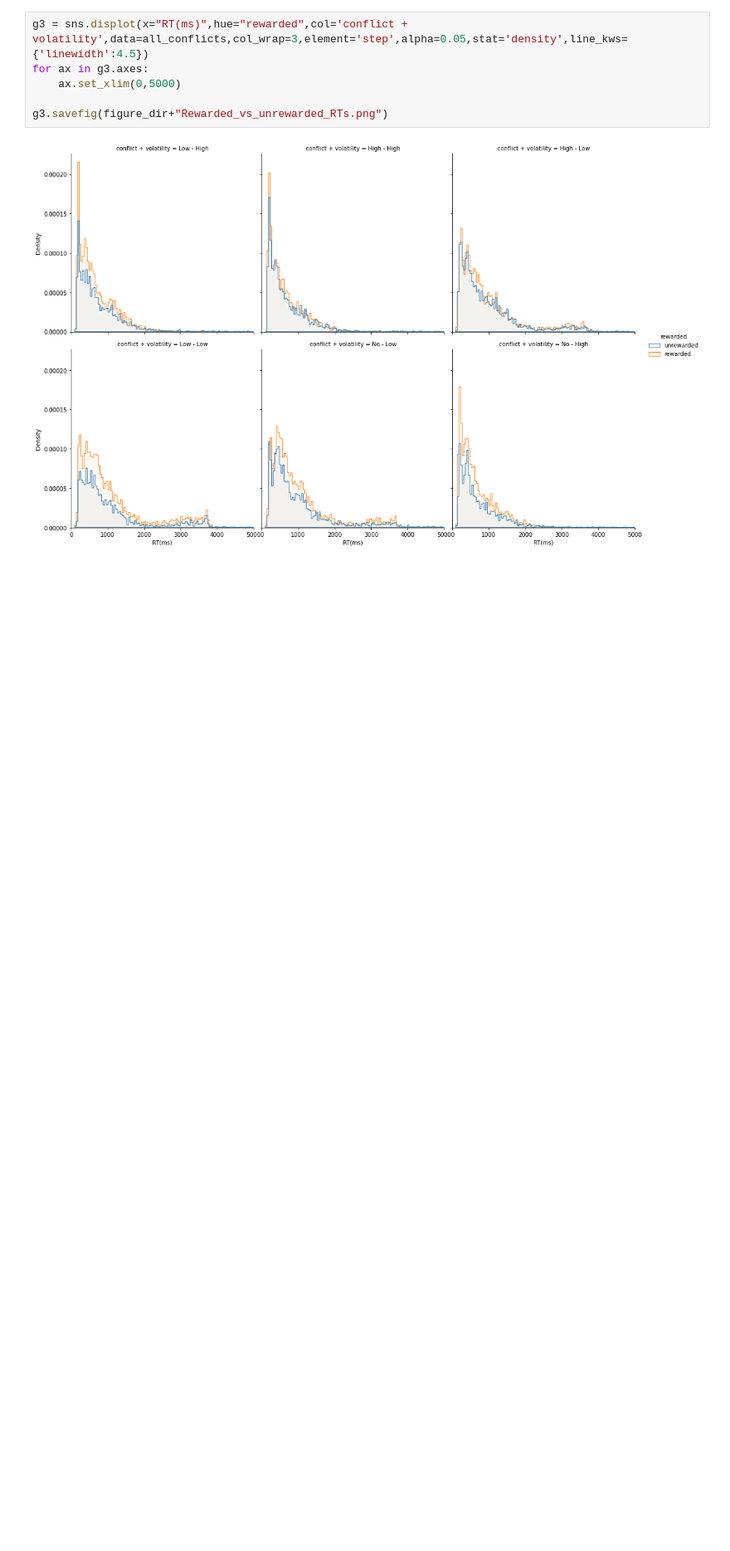
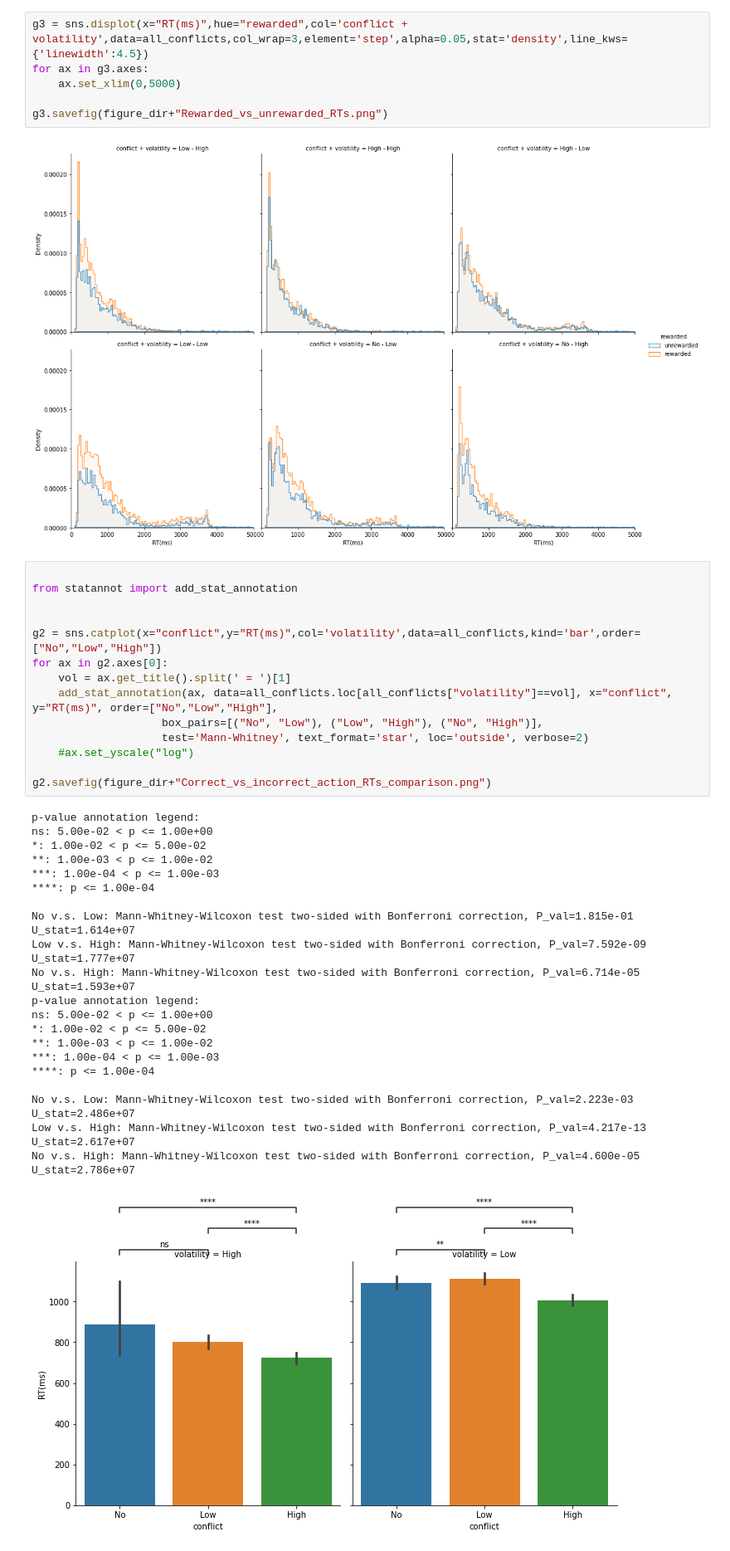
Before and after one commit to jyotikab/Y_maze_data_analysis, a Jupyter notebook: read_decision_times.ipynb, the cells around one changed output. Shown at 83% size. Drawn from its saved outputs; the diff is of its cells as text; blank space fills up the shorter version.

```diff
--- a/read_decision_times.ipynb
+++ b/read_decision_times.ipynb
@@ -167,3 +172,39 @@ for ax in g3.axes:
 g3.savefig(figure_dir+"Rewarded_vs_unrewarded_RTs.png")
 # %% [output]
 [figure]
+# %%
+
+from statannot import add_stat_annotation
+
+
+g2 = sns.catplot(x="conflict",y="RT(ms)",col='volatility',data=all_conflicts,kind='bar',order=["No","Low","High"])
+for ax in g2.axes[0]:
+    vol = ax.get_title().split(' = ')[1]
+    add_stat_annotation(ax, data=all_conflicts.loc[all_conflicts["volatility"]==vol], x="conflict", y="RT(ms)", order=["No","Low","High"],
+                    box_pairs=[("No", "Low"), ("Low", "High"), ("No", "High")],
+                    test='Mann-Whitney', text_format='star', loc='outside', verbose=2)
+    #ax.set_yscale("log")
+
+g2.savefig(figure_dir+"Correct_vs_incorrect_action_RTs_comparison.png")
+# %% [output]
+p-value annotation legend:
+ns: 5.00e-02 < p <= 1.00e+00
+*: 1.00e-02 < p <= 5.00e-02
+**: 1.00e-03 < p <= 1.00e-02
+***: 1.00e-04 < p <= 1.00e-03
+****: p <= 1.00e-04
+
+No v.s. Low: Mann-Whitney-Wilcoxon test two-sided with Bonferroni correction, P_val=1.815e-01 U_stat=1.614e+07
+Low v.s. High: Mann-Whitney-Wilcoxon test two-sided with Bonferroni correction, P_val=7.592e-09 U_stat=1.777e+07
+No v.s. High: Mann-Whitney-Wilcoxon test two-sided with Bonferroni correction, P_val=6.714e-05 U_stat=1.593e+07
+p-value annotation legend:
+ns: 5.00e-02 < p <= 1.00e+00
+*: 1.00e-02 < p <= 5.00e-02
+**: 1.00e-03 < p <= 1.00e-02
+***: 1.00e-04 < p <= 1.00e-03
+****: p <= 1.00e-04
+
+No v.s. Low: Mann-Whitney-Wilcoxon test two-sided with Bonferroni correction, P_val=2.223e-03 U_stat=2.486e+07
+Low v.s. High: Mann-Whitney-Wilcoxon test two-sided with Bonferroni correction, P_val=4.217e-13 U_stat=2.617e+07
+No v.s. High: Mann-Whitney-Wilcoxon test two-sided with Bonferroni correction, P_val=4.600e-05 U_stat=2.786e+07
+[figure, added]
```
Also changed, not shown: parts of 3 cells of this notebook.
